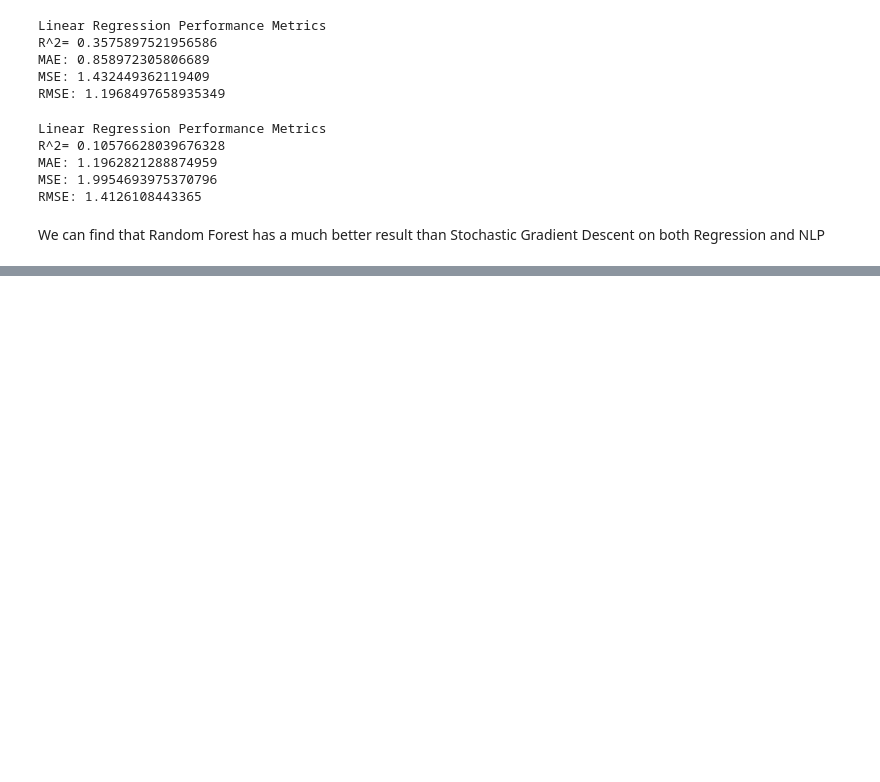
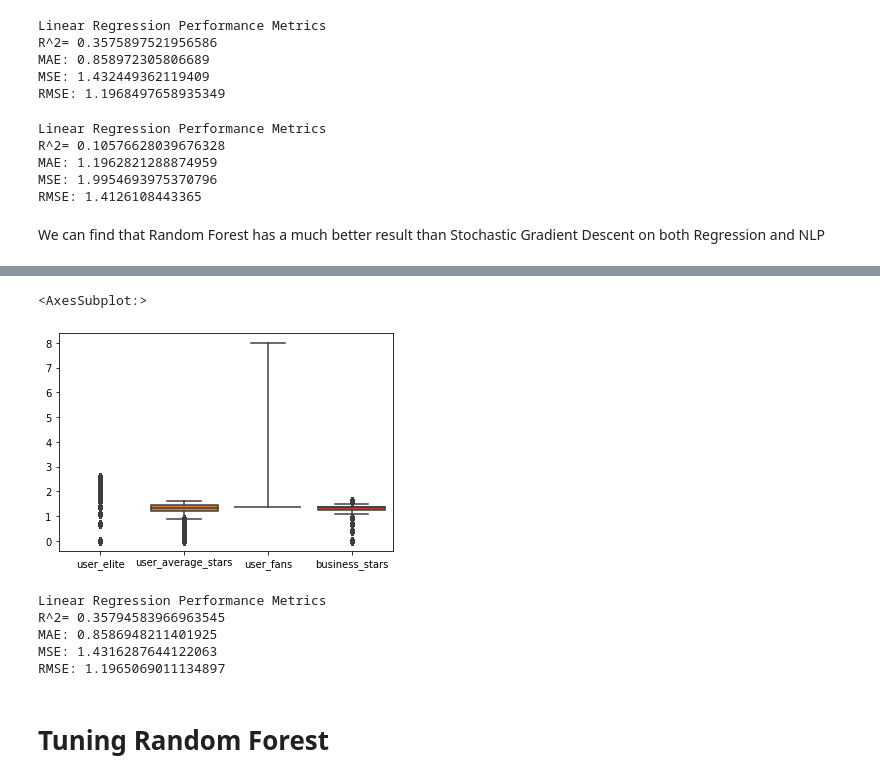
Before and after one commit to FishWith7sMemory/MAST30034-ADS-GroupProj, a Jupyter notebook: Regression.ipynb, the cells around one changed output, grey strips where cells are left out. Cells and saved outputs as stored; diff of their text form; code cells hidden in the pictures; blank space fills up the shorter version.

Commit message:
add codes for tuning parameters for RF

```diff
--- a/Regression.ipynb
+++ b/Regression.ipynb
@@ -109,0 +115,5 @@ We can find that Random Forest has a much better result than Stochastic Gradient
+# %%
+sns.boxplot(data=np.log(X_train[["user_elite", "user_average_stars", "user_fans", "business_stars"]]))
+# %% [output]
+<AxesSubplot:>
+[figure, added]
@@ -110,3 +130,14 @@ We can find that Random Forest has a much better result than Stochastic Gradient
+# %%
+rf = RandomForestRegressor().fit(new_X_train, y_train)
+evaluate(rf.predict(new_X_test), y_test)
+# %% [output]
+Linear Regression Performance Metrics
+R^2= 0.35794583966963545
+MAE: 0.8586948211401925
+MSE: 1.4316287644122063
+RMSE: 1.1965069011134897
+# %% [markdown]
+# Tuning Random Forest
 # %%
 # This process may take a long time to execute
 parameters = {'n_estimators': (10, 100), 'criterion': ('mse', 'mae'), 'max_features': ('auto', 'sqrt', 'log2'), 'oob_score': (True, False)}
```
Also changed, not shown: parts of 7 cells of this notebook, 1 other file.
